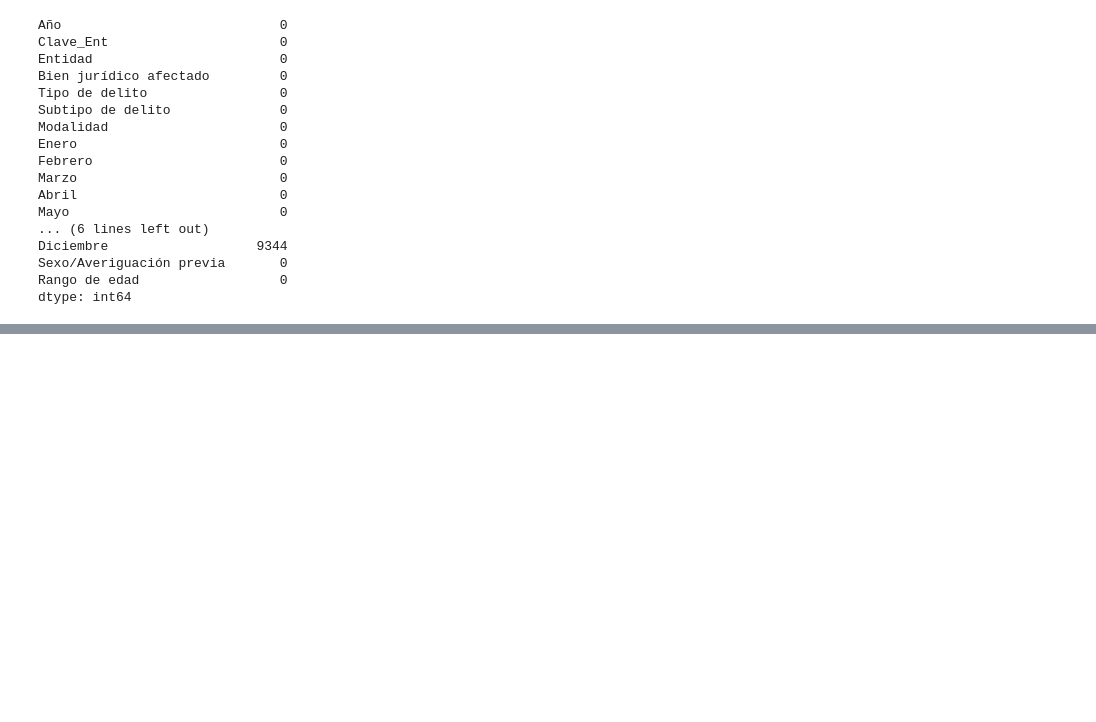
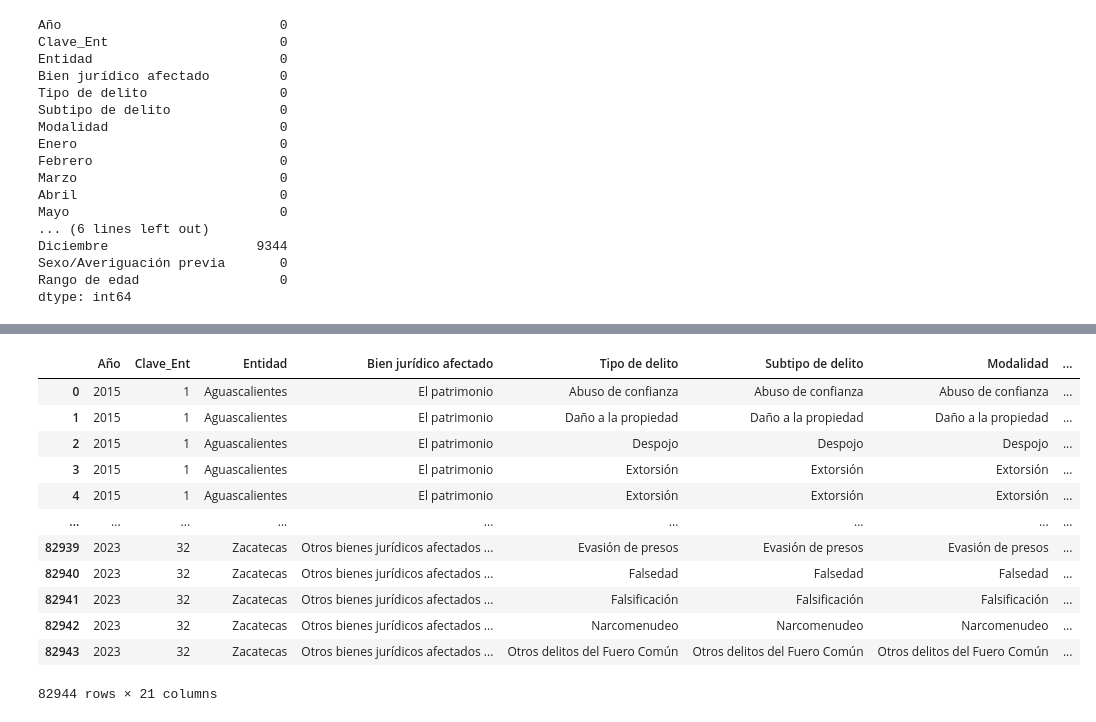
Before and after one commit to CarlosMuLa/CrimeRatesMex, a Jupyter notebook: CrimeRates.ipynb, the cells around one changed output, grey strips where cells are left out. Saved outputs shown, nothing was run; the diff lists cells and outputs as text; code cells hidden in the pictures; blank space fills up the shorter version.

```diff
--- a/CrimeRates.ipynb
+++ b/CrimeRates.ipynb
@@ -57,0 +82,18 @@ dtype: int64
+# %%
+# there is a lot of columns with the same data, so we can melt the data to have a better visualization
+df_grouped = crimerate_df.groupby(['Año', 'Clave_Ent', 'Entidad', 'Bien jurídico afectado', 'Tipo de delito', 'Subtipo de delito', 'Modalidad','Sexo/Averiguación previa','Rango de edad'], as_index=False).sum()
+display(df_grouped)
+# %% [output]
+|  | Año | Clave_Ent | Entidad | Bien jurídico afectado | Tipo de delito | Subtipo de delito | Modalidad | ... |
+| 0 | 2015 | 1 | Aguascalientes | El patrimonio | Abuso de confianza | Abuso de confianza | Abuso de confianza | ... |
+| 1 | 2015 | 1 | Aguascalientes | El patrimonio | Daño a la propiedad | Daño a la propiedad | Daño a la propiedad | ... |
+| 2 | 2015 | 1 | Aguascalientes | El patrimonio | Despojo | Despojo | Despojo | ... |
+| 3 | 2015 | 1 | Aguascalientes | El patrimonio | Extorsión | Extorsión | Extorsión | ... |
+| 4 | 2015 | 1 | Aguascalientes | El patrimonio | Extorsión | Extorsión | Extorsión | ... |
+| ... | ... | ... | ... | ... | ... | ... | ... | ... |
+| 82939 | 2023 | 32 | Zacatecas | Otros bienes jurídicos afectados ... | Evasión de presos | Evasión de presos | Evasión de presos | ... |
+| 82940 | 2023 | 32 | Zacatecas | Otros bienes jurídicos afectados ... | Falsedad | Falsedad | Falsedad | ... |
+| 82941 | 2023 | 32 | Zacatecas | Otros bienes jurídicos afectados ... | Falsificación | Falsificación | Falsificación | ... |
+| 82942 | 2023 | 32 | Zacatecas | Otros bienes jurídicos afectados ... | Narcomenudeo | Narcomenudeo | Narcomenudeo | ... |
+| 82943 | 2023 | 32 | Zacatecas | Otros bienes jurídicos afectados ... | Otros delitos del Fuero Común | Otros delitos del Fuero Común | Otros delitos del Fuero Común | ... |
+82944 rows × 21 columns
```
Also changed, not shown: parts of 5 cells of this notebook.
